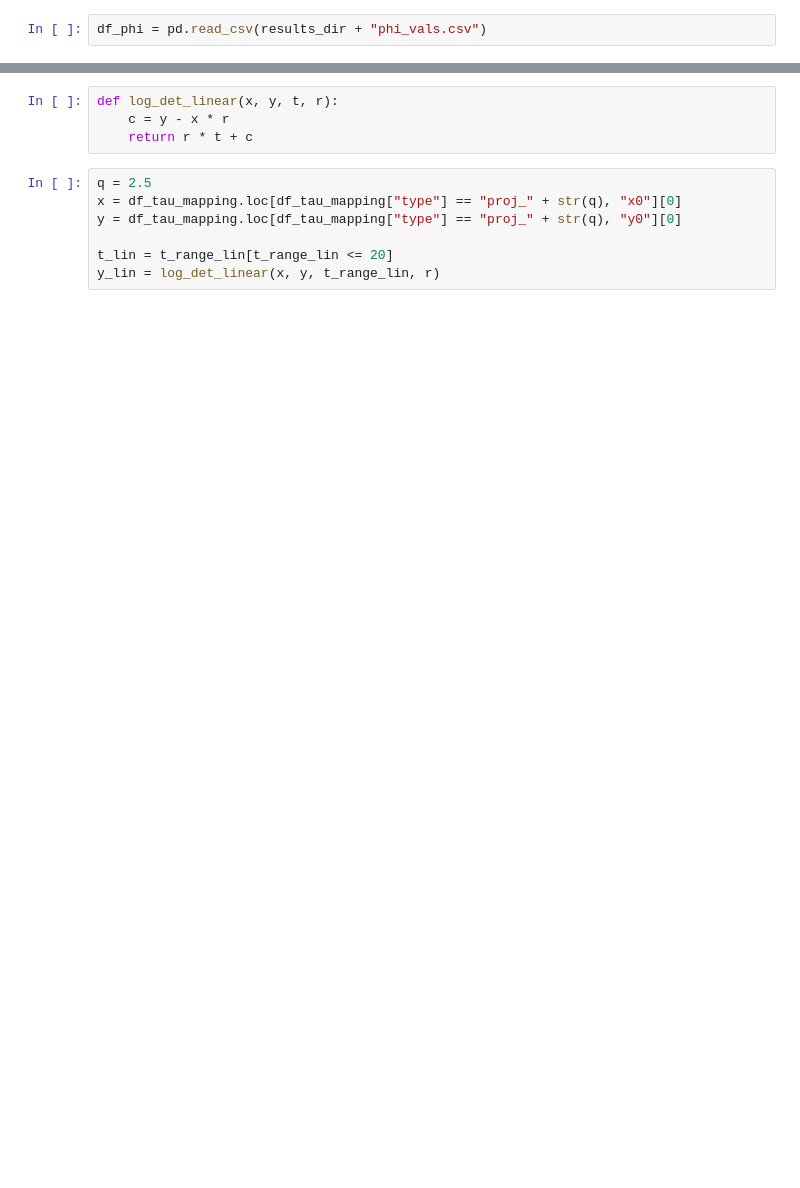
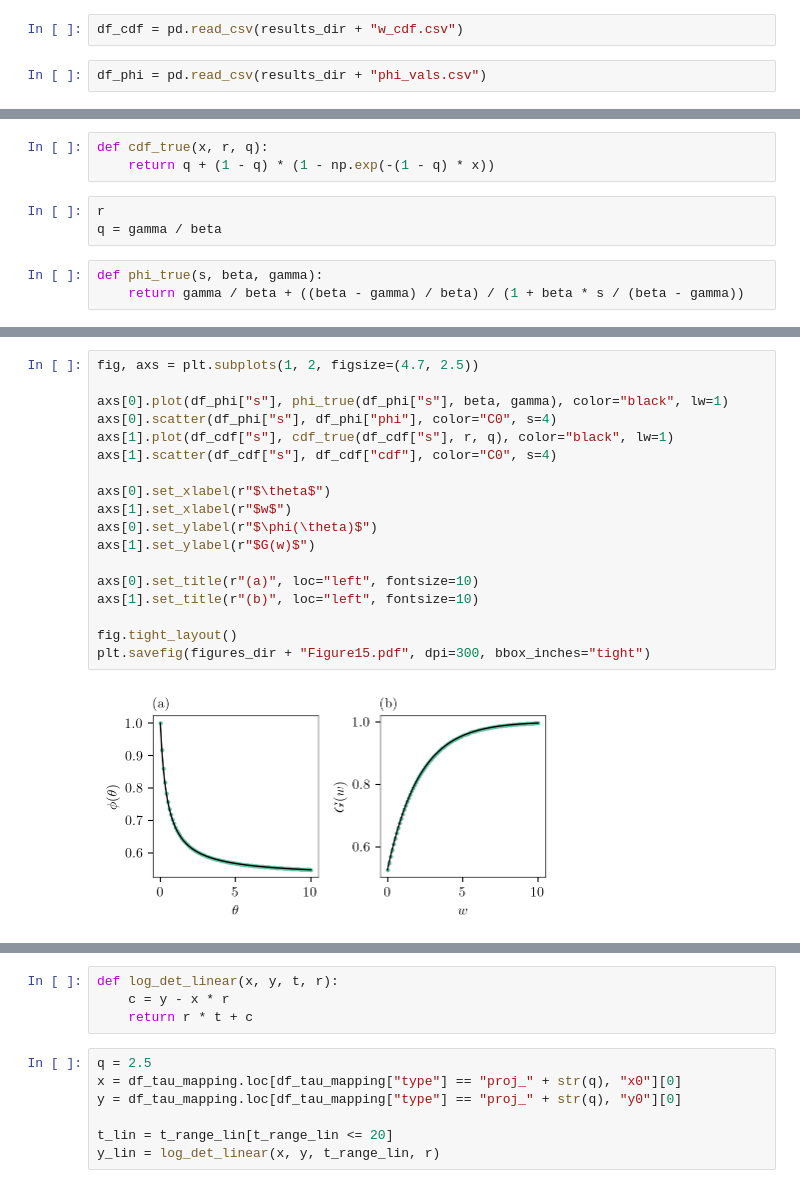
Before and after one commit to djmorris7/Computation_of_random_time-shifts, a Jupyter notebook: plots.ipynb, the cells around one changed output, grey strips where cells are left out. Drawn from its saved outputs; the diff is of its cells as text; blank space fills up the shorter version.

```diff
--- a/plots.ipynb
+++ b/plots.ipynb
@@ -153,5 +153,7 @@ R0, gamma_inv = pars
 gamma = 1 / gamma_inv
 beta = R0 * gamma
 r = beta - gamma
+# %%
+df_cdf = pd.read_csv(results_dir + "w_cdf.csv")
 # %%
 df_phi = pd.read_csv(results_dir + "phi_vals.csv")
@@ -157,0 +176,9 @@ df_phi = pd.read_csv(results_dir + "phi_vals.csv")
+# %%
+def cdf_true(x, r, q):
+    return q + (1 - q) * (1 - np.exp(-(1 - q) * x))
+# %%
+r
+q = gamma / beta
+# %%
+def phi_true(s, beta, gamma):
+    return gamma / beta + ((beta - gamma) / beta) / (1 + beta * s / (beta - gamma))
@@ -157,0 +200,20 @@ df_phi = pd.read_csv(results_dir + "phi_vals.csv")
+# %%
+fig, axs = plt.subplots(1, 2, figsize=(4.7, 2.5))
+
+axs[0].plot(df_phi["s"], phi_true(df_phi["s"], beta, gamma), color="black", lw=1)
+axs[0].scatter(df_phi["s"], df_phi["phi"], color="C0", s=4)
+axs[1].plot(df_cdf["s"], cdf_true(df_cdf["s"], r, q), color="black", lw=1)
+axs[1].scatter(df_cdf["s"], df_cdf["cdf"], color="C0", s=4)
+
+axs[0].set_xlabel(r"$\theta$")
+axs[1].set_xlabel(r"$w$")
+axs[0].set_ylabel(r"$\phi(\theta)$")
+axs[1].set_ylabel(r"$G(w)$")
+
+axs[0].set_title(r"(a)", loc="left", fontsize=10)
+axs[1].set_title(r"(b)", loc="left", fontsize=10)
+
+fig.tight_layout()
+plt.savefig(figures_dir + "Figure15.pdf", dpi=300, bbox_inches="tight")
+# %% [output]
+[figure, added]
```
Also changed, not shown: parts of 10 cells of this notebook, 13 other files.
